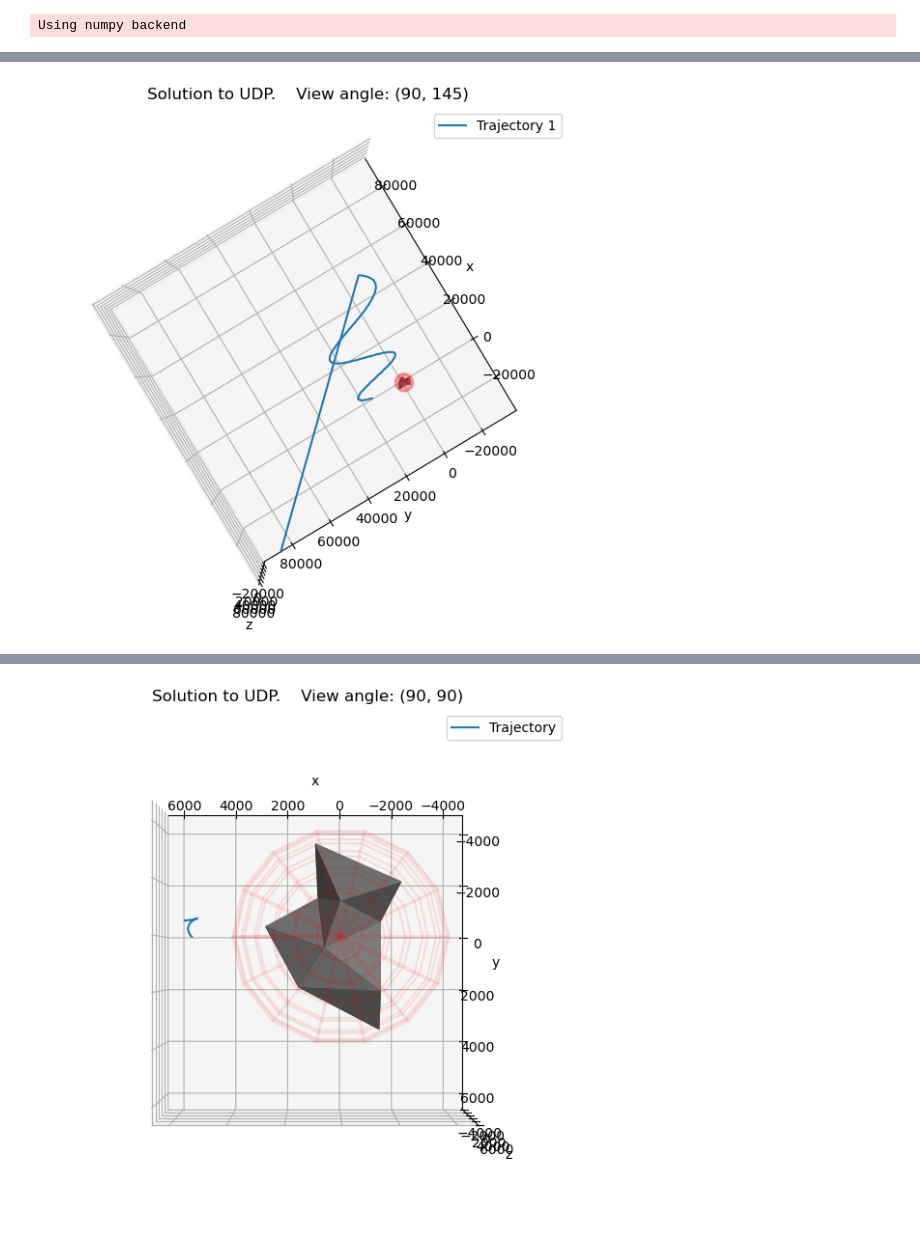
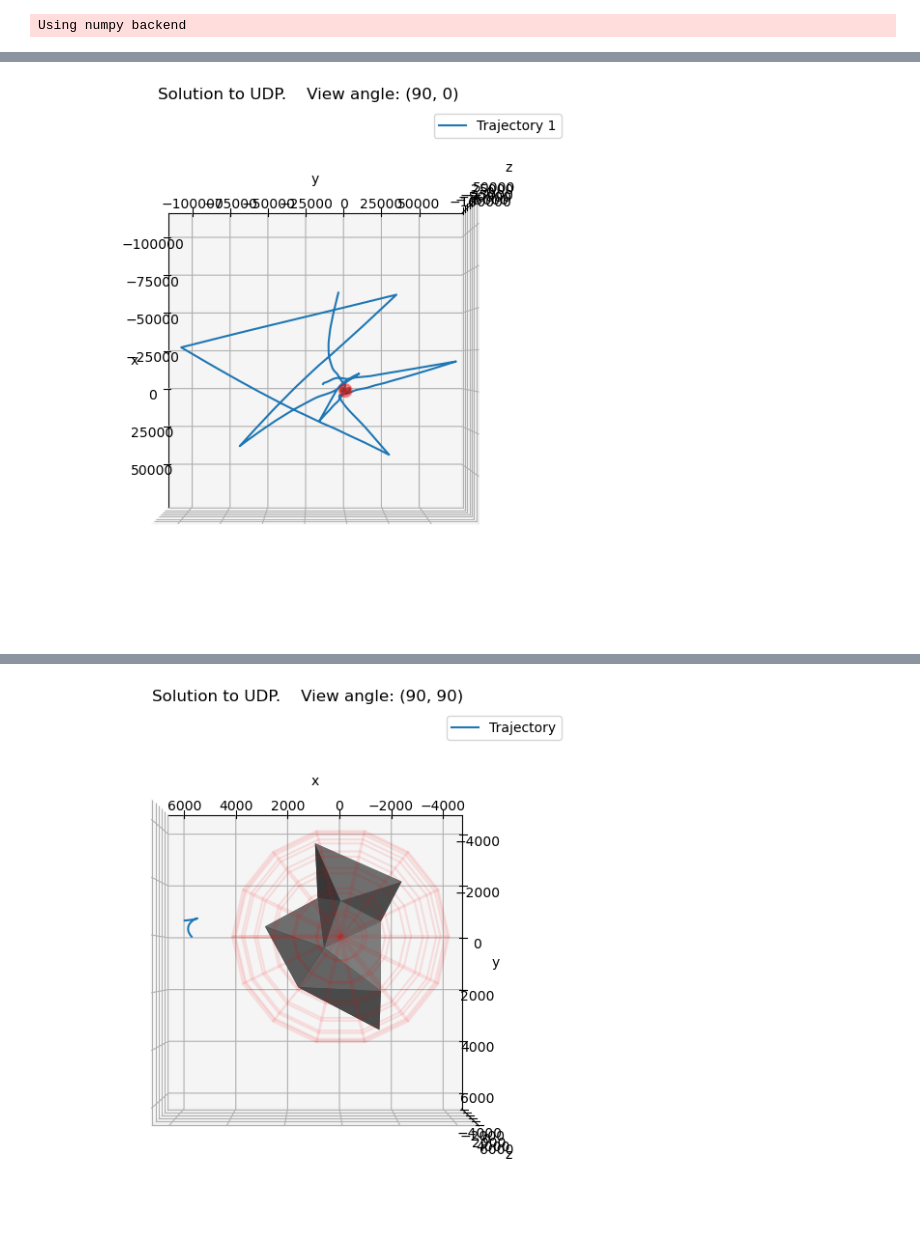
Before and after one commit to rasmusmarak/TOSS, a Jupyter notebook: scripts/plot_fitness_sensitivity.ipynb, the cells around one changed output, grey strips where cells are left out. Saved outputs shown, nothing was run; the diff lists cells and outputs as text; code cells hidden in the pictures.

```diff
--- a/scripts/plot_fitness_sensitivity.ipynb
+++ b/scripts/plot_fitness_sensitivity.ipynb
@@ -97,5 +56,6 @@ for func_counter, func in enumerate(fitness_func):
 # %%
-args = get_parameters()
+#args = get_parameters()
+args = setup_parameters()
 x = np.genfromtxt('champion_x.csv', delimiter=',')
 
 # Separate each chromosome representing an induvidual spacecraft:
@@ -179,12 +111,5 @@ axes[2,0].set(xlabel='Scaling factor', ylabel='Fitness',
-# %%
-from toss import plot_UDP
-#args = get_parameters()
-#x = [9.16234255e+03, 1.73917660e-02, 3.03363317e+00, 3.57741462e+00, 5.49214728e+00, 4.73909083e+00]
-#x = np.genfromtxt('champion_x.csv', delimiter=',')[14:]
-
-#_, list_of_ode_pbjects, _ = compute_trajectory(x, args, compute_motion)
-#positions, velocities, timesteps = get_trajectory_fixed_step(args, list_of_ode_pbjects)
-
-plot_UDP(args, positions, True, True, True, False, [90,145], None)
-# %% [output]
-[figure, removed]
+# %%
+from toss import plot_UDP
+plot_UDP(args, positions, True, True, True, False, [90,0], None)
+# %% [output]
+[figure, added]
```
Also changed, not shown: parts of 13 cells of this notebook.
